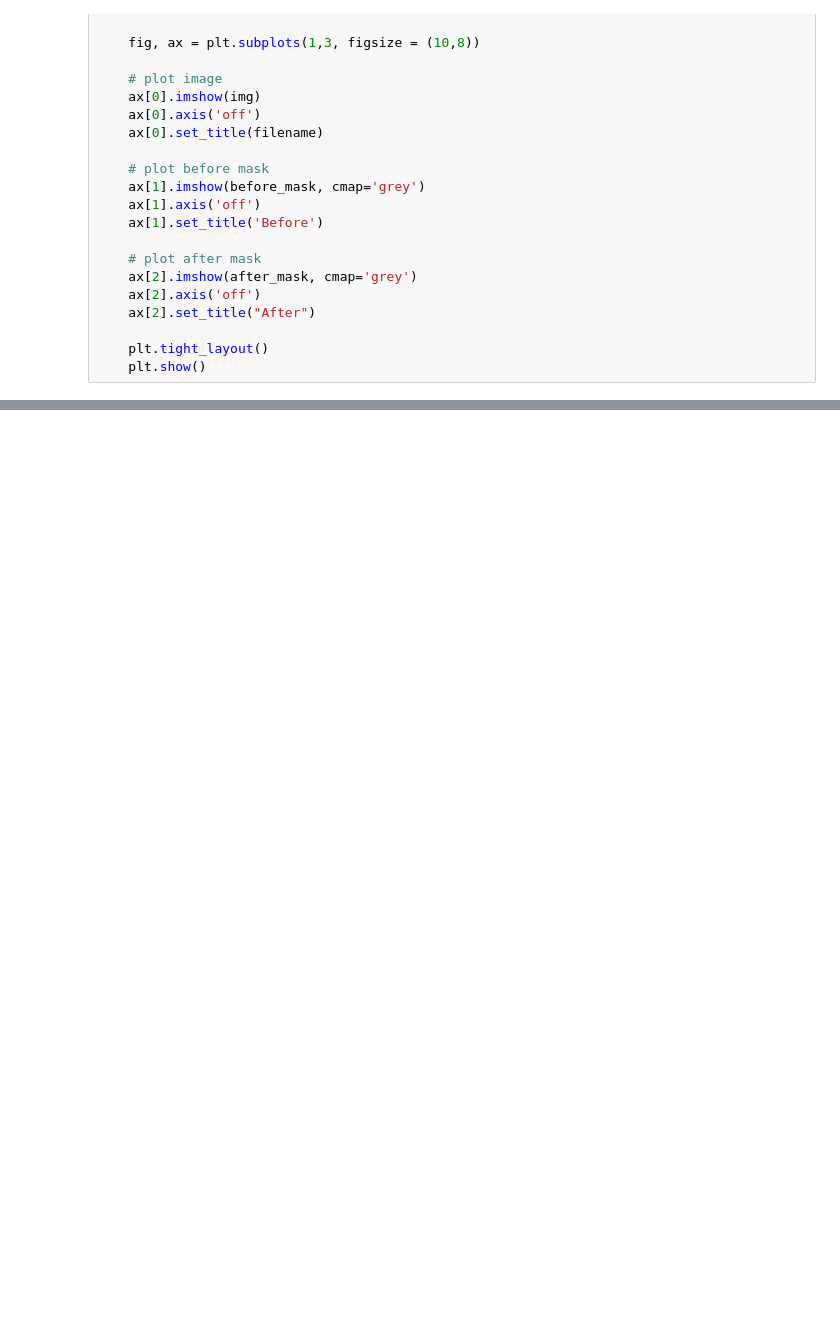
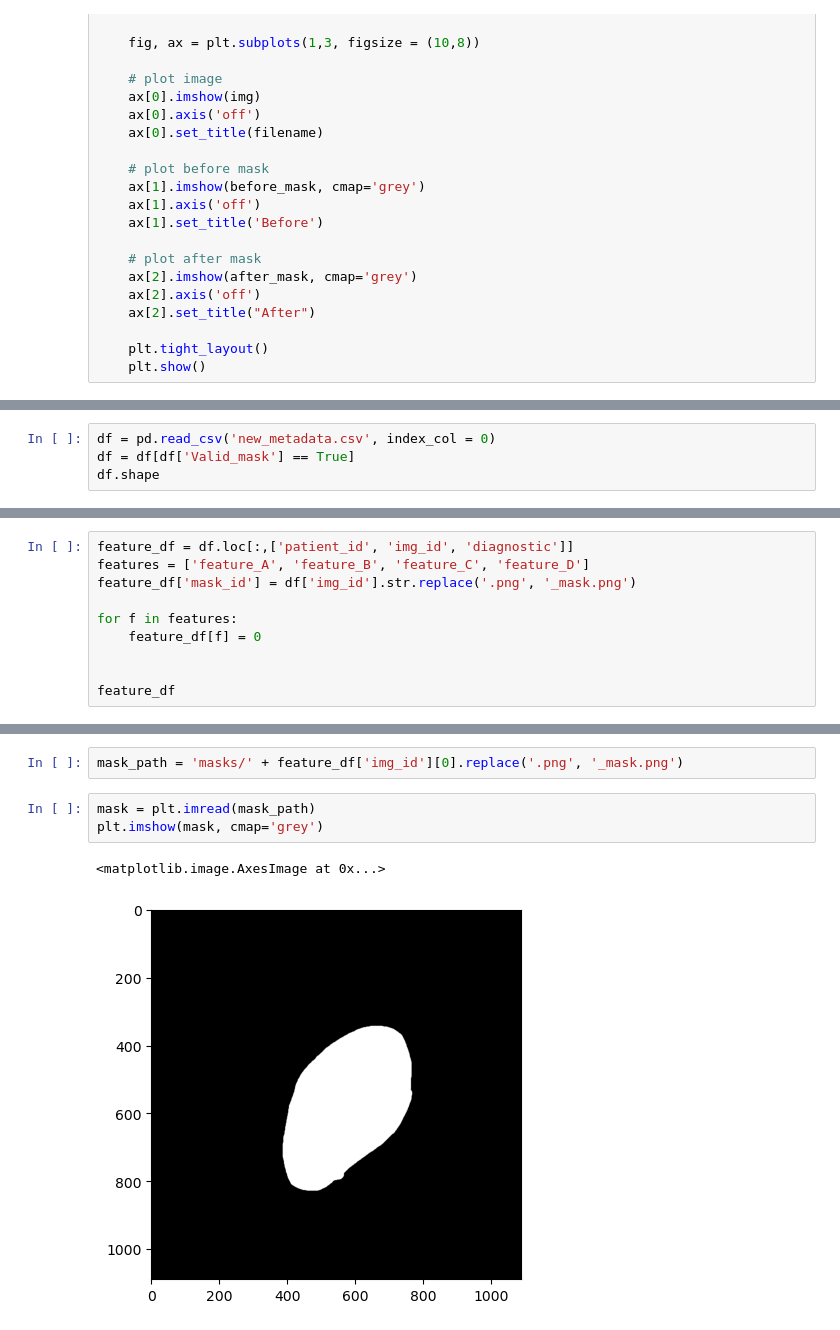
Before and after one commit to AkioAbe01/2026_PDS_Aardvark, a Jupyter notebook: data/analysis.ipynb, the cells around one changed output, grey strips where cells are left out. Cells and saved outputs as stored; diff of their text form; blank space fills up the shorter version.

```diff
--- a/data/analysis.ipynb
+++ b/data/analysis.ipynb
@@ -147,0 +171,4 @@ show_img_mask('PAT_419_2768_910.png')
+# %%
+df = pd.read_csv('new_metadata.csv', index_col = 0)
+df = df[df['Valid_mask'] == True]
+df.shape
@@ -147,0 +177,10 @@ show_img_mask('PAT_419_2768_910.png')
+# %%
+feature_df = df.loc[:,['patient_id', 'img_id', 'diagnostic']]
+features = ['feature_A', 'feature_B', 'feature_C', 'feature_D']
+feature_df['mask_id'] = df['img_id'].str.replace('.png', '_mask.png')
+
+for f in features:
+    feature_df[f] = 0
+
+
+feature_df
@@ -147,0 +201,8 @@ show_img_mask('PAT_419_2768_910.png')
+# %%
+mask_path = 'masks/' + feature_df['img_id'][0].replace('.png', '_mask.png')
+# %%
+mask = plt.imread(mask_path)
+plt.imshow(mask, cmap='grey')
+# %% [output]
+<matplotlib.image.AxesImage at 0x...>
+[figure, added]
```
Also changed, not shown: parts of 21 cells of this notebook, 2 other files.
